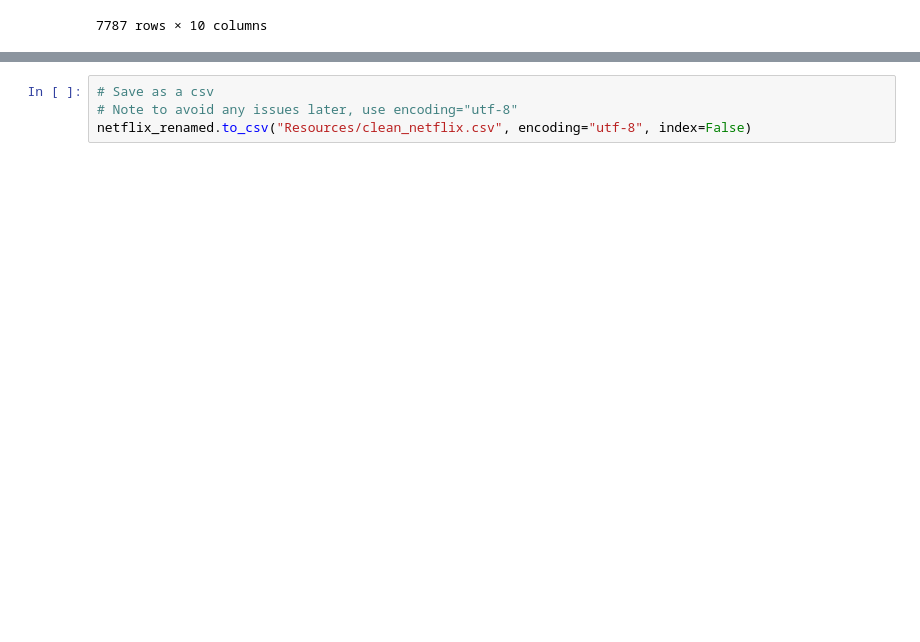
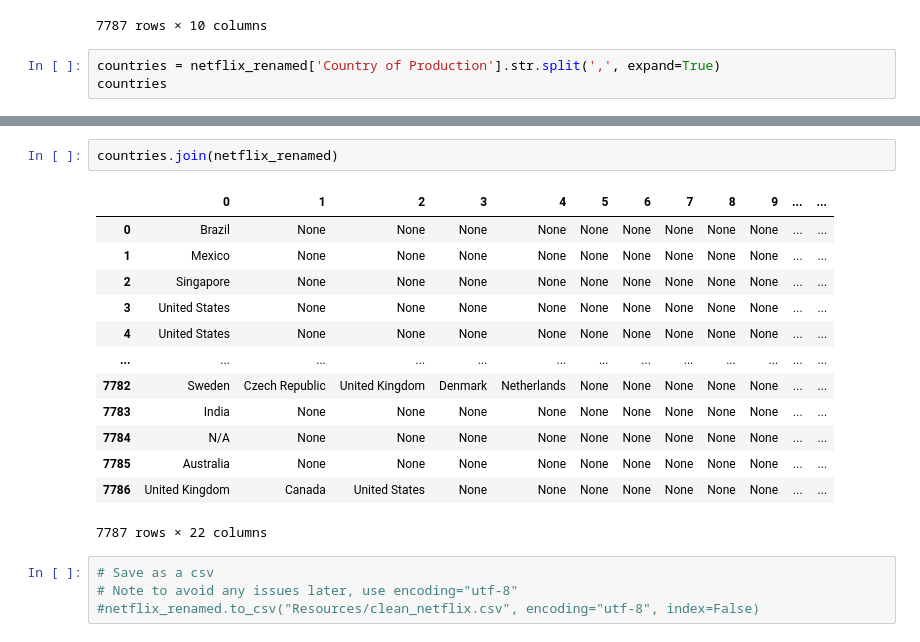
Before and after one commit to terrilvallikalam/Project1-TheFloorIsJava, a Jupyter notebook: netflix.ipynb, the cells around one changed output, grey strips where cells are left out. Saved outputs shown, nothing was run; the diff lists cells and outputs as text; blank space fills up the shorter version.

Commit message:
countries added to columns

```diff
--- a/netflix.ipynb
+++ b/netflix.ipynb
@@ -106,3 +106,6 @@ netflix_renamed
 | 7785 | TV Show | Zumbo's Just Desserts | N/A | Adriano Zumbo, Rachel Khoo | Australia | October 31, 2020 | 2019 | ... |
 | 7786 | Movie | ZZ TOP: THAT LITTLE OL' BAND FROM... | Sam Dunn | N/A | United Kingdom, Canada, United St... | March 1, 2020 | 2019 | ... |
 7787 rows × 10 columns
+# %%
+countries = netflix_renamed['Country of Production'].str.split(',', expand=True)
+countries
@@ -109,4 +126,20 @@ netflix_renamed
+# %%
+countries.join(netflix_renamed)
+# %% [output]
+|  | 0 | 1 | 2 | 3 | 4 | 5 | 6 | 7 | 8 | 9 | ... | ... |
+| 0 | Brazil | None | None | None | None | None | None | None | None | None | ... | ... |
+| 1 | Mexico | None | None | None | None | None | None | None | None | None | ... | ... |
+| 2 | Singapore | None | None | None | None | None | None | None | None | None | ... | ... |
+| 3 | United States | None | None | None | None | None | None | None | None | None | ... | ... |
+| 4 | United States | None | None | None | None | None | None | None | None | None | ... | ... |
+| ... | ... | ... | ... | ... | ... | ... | ... | ... | ... | ... | ... | ... |
+| 7782 | Sweden | Czech Republic | United Kingdom | Denmark | Netherlands | None | None | None | None | None | ... | ... |
+| 7783 | India | None | None | None | None | None | None | None | None | None | ... | ... |
+| 7784 | N/A | None | None | None | None | None | None | None | None | None | ... | ... |
+| 7785 | Australia | None | None | None | None | None | None | None | None | None | ... | ... |
+| 7786 | United Kingdom | Canada | United States | None | None | None | None | None | None | None | ... | ... |
+7787 rows × 22 columns
 # %%
 # Save as a csv
 # Note to avoid any issues later, use encoding="utf-8"
-netflix_renamed.to_csv("Resources/clean_netflix.csv", encoding="utf-8", index=False)
+#netflix_renamed.to_csv("Resources/clean_netflix.csv", encoding="utf-8", index=False)
```
Also changed, not shown: parts of 2 cells of this notebook.
